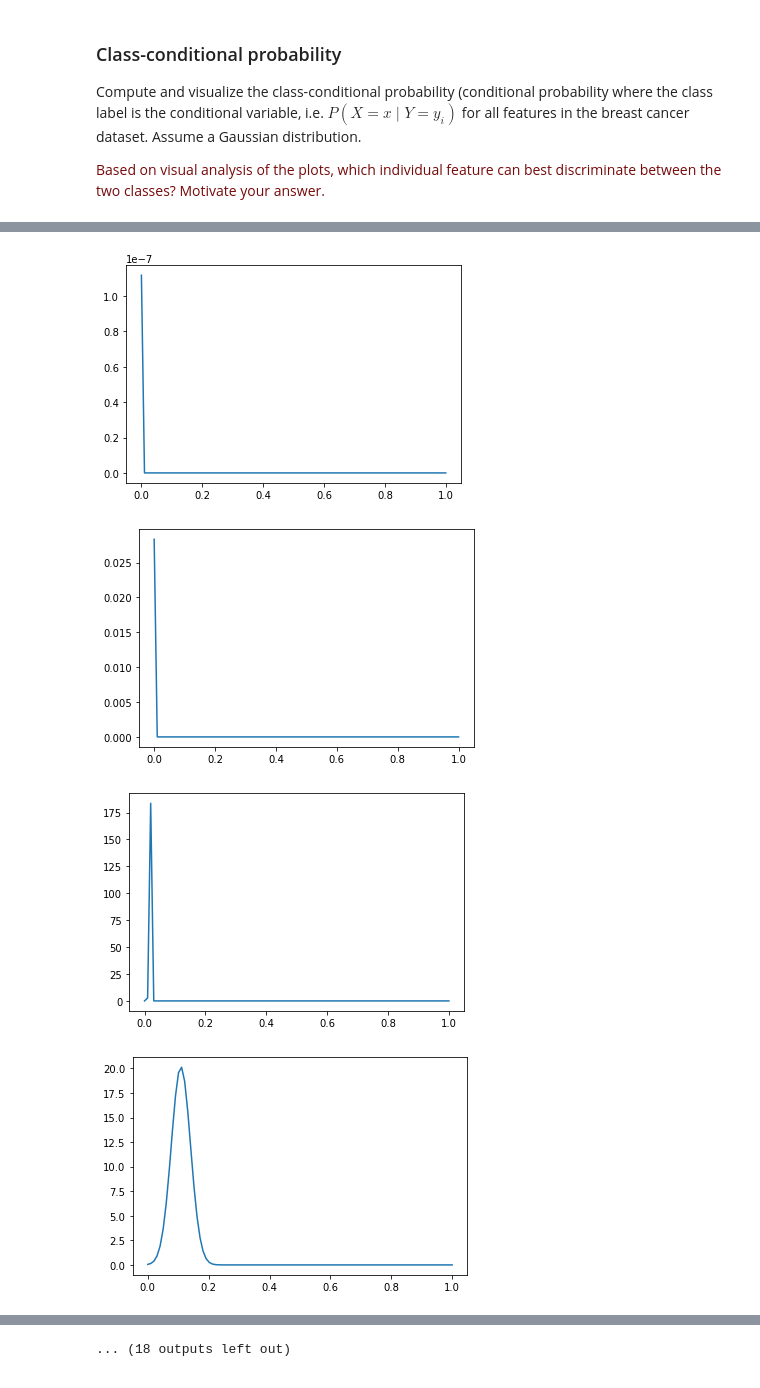
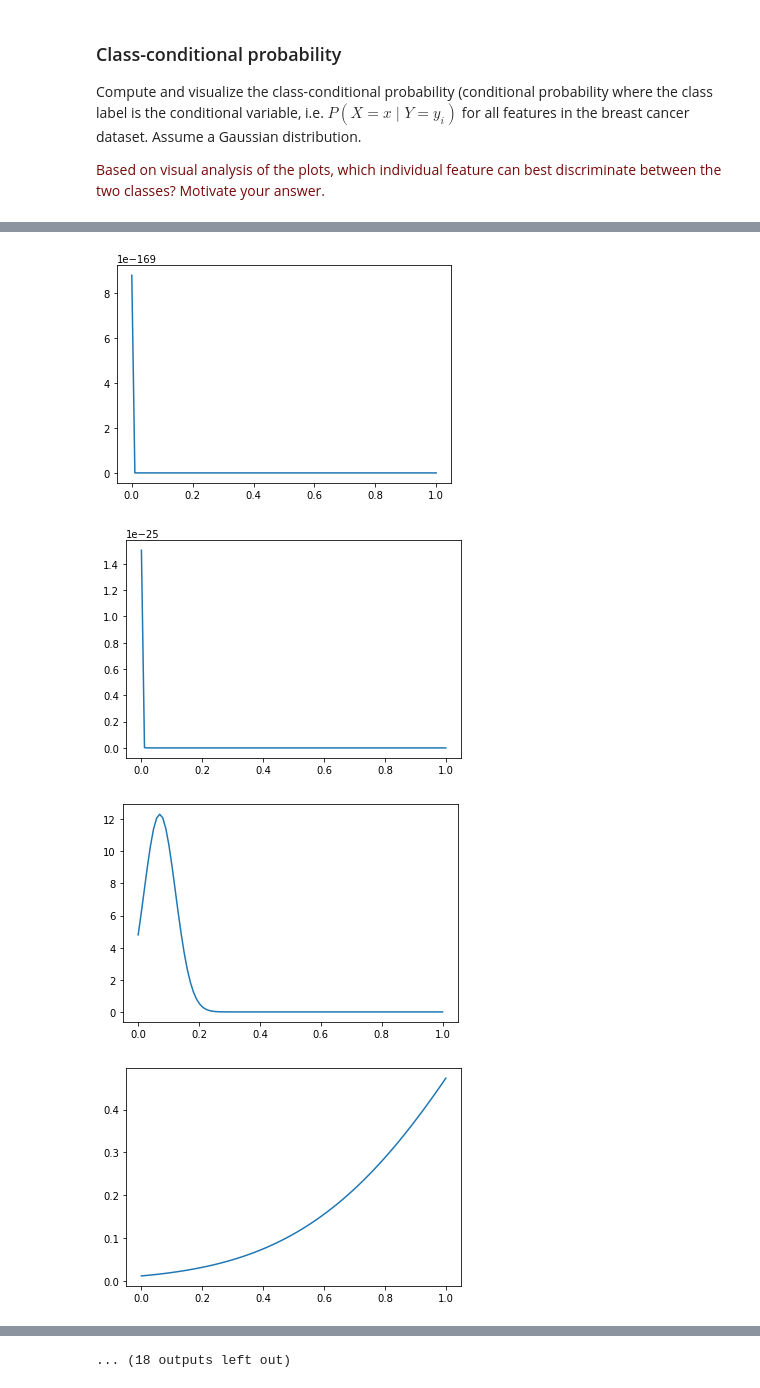
Before and after one commit to LarsDaenen1/8dm50group5, a Jupyter notebook: Week 1/week_1_Lieke.ipynb, the cells around one changed output, grey strips where cells are left out. Saved outputs shown, nothing was run; the diff lists cells and outputs as text; code cells hidden in the pictures.

```diff
--- a/Week 1/week_1_Lieke.ipynb
+++ b/Week 1/week_1_Lieke.ipynb
@@ -319,8 +319,7 @@ Compute and visualize the class-conditional probability (conditional probability
 # %%
 #getting the features en normalizing them
 X = breast_cancer.data
-x_max = X.max()
-X = X/x_max
+X = (X - np.mean(X)) / (np.std(X))
 
 #getting the output variables
 Y = breast_cancer.target[:, np.newaxis]
@@ -348,11 +347,10 @@ print(X)
 # %%
 import sys
-sys.path.append('code/')
 from class_conditional_probability_Lieke import *
 
 class_conditional_prob(X,Y)
 # %% [output]
-[figure, old version]
+[figure, new version]
-[figure, old version]
+[figure, new version]
-[figure, old version]
+[figure, new version]
-[figure, old version]
+[figure, new version]
```
Also changed, not shown: parts of 4 cells of this notebook, 1 other file.
